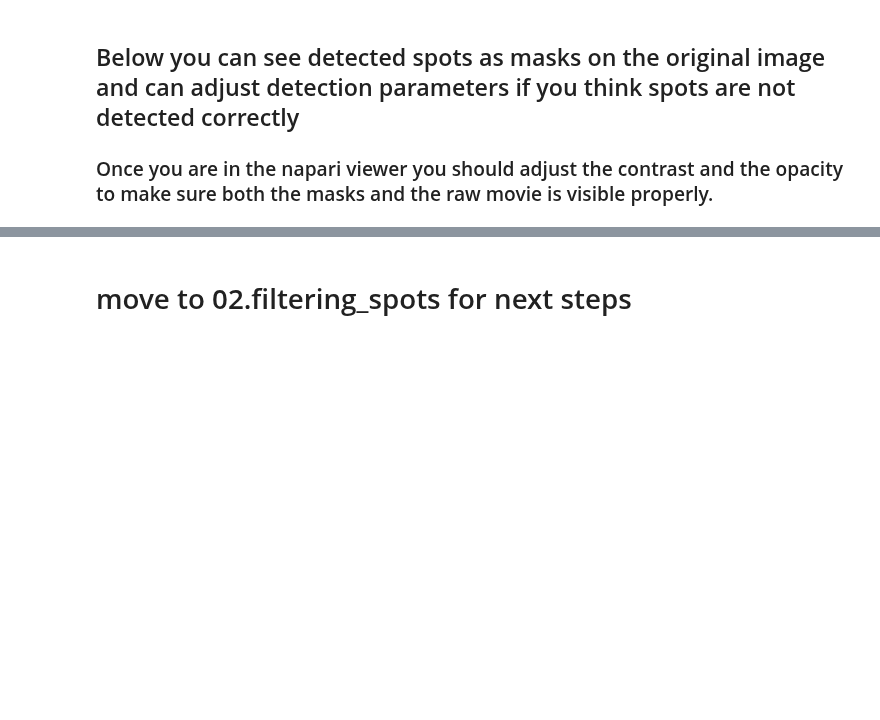
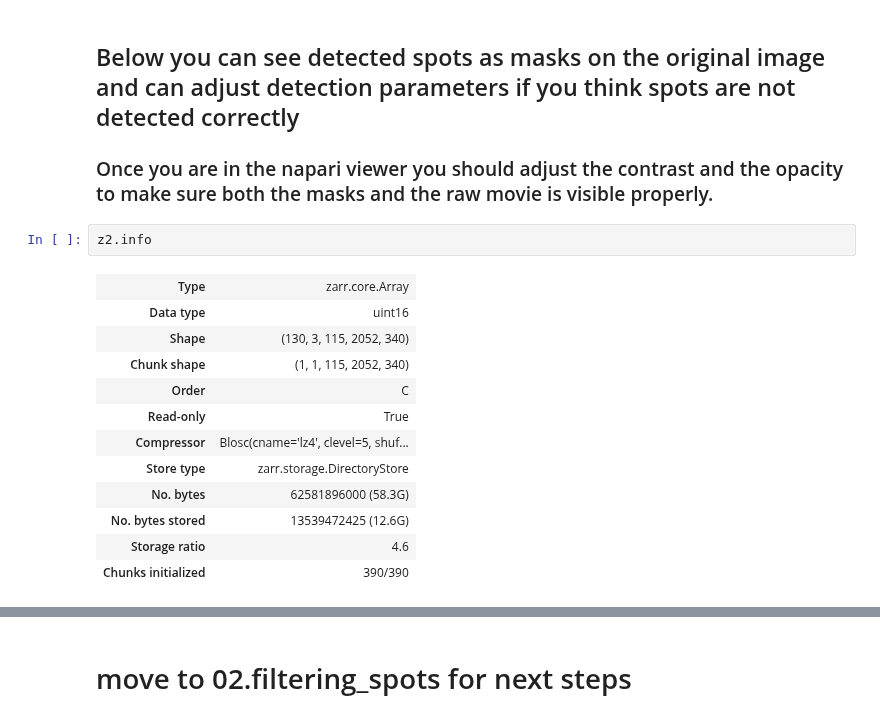
Before and after one commit to MatsulabUW/LLSM-CME-ANALYSIS, a Jupyter notebook: Final/Jupyter_Notebooks/01.Big_data_detection_zarr_parallel.ipynb, the cells around one changed output, grey strips where cells are left out. Saved outputs shown, nothing was run; the diff lists cells and outputs as text; blank space fills up the shorter version.

```diff
--- a/Final/Jupyter_Notebooks/01.Big_data_detection_zarr_parallel.ipynb
+++ b/Final/Jupyter_Notebooks/01.Big_data_detection_zarr_parallel.ipynb
@@ -88,4 +123,19 @@ df = detector.run_parallel_frame_processing(max_frames = number_frames_to_detect
 ## Below you can see detected spots as masks on the original image and can adjust detection parameters if you think spots are not detected correctly
 
 ### Once you are in the napari viewer you should adjust the contrast and the opacity to make sure both the masks and the raw movie is visible properly.
+# %%
+z2.info
+# %% [output]
+| Type | zarr.core.Array |
+| Data type | uint16 |
+| Shape | (130, 3, 115, 2052, 340) |
+| Chunk shape | (1, 1, 115, 2052, 340) |
+| Order | C |
+| Read-only | True |
+| Compressor | Blosc(cname='lz4', clevel=5, shuf... |
+| Store type | zarr.storage.DirectoryStore |
+| No. bytes | 62581896000 (58.3G) |
+| No. bytes stored | 13539472425 (12.6G) |
+| Storage ratio | 4.6 |
+| Chunks initialized | 390/390 |
 # %%
```
Also changed, not shown: parts of 4 cells of this notebook, 1 other file.
